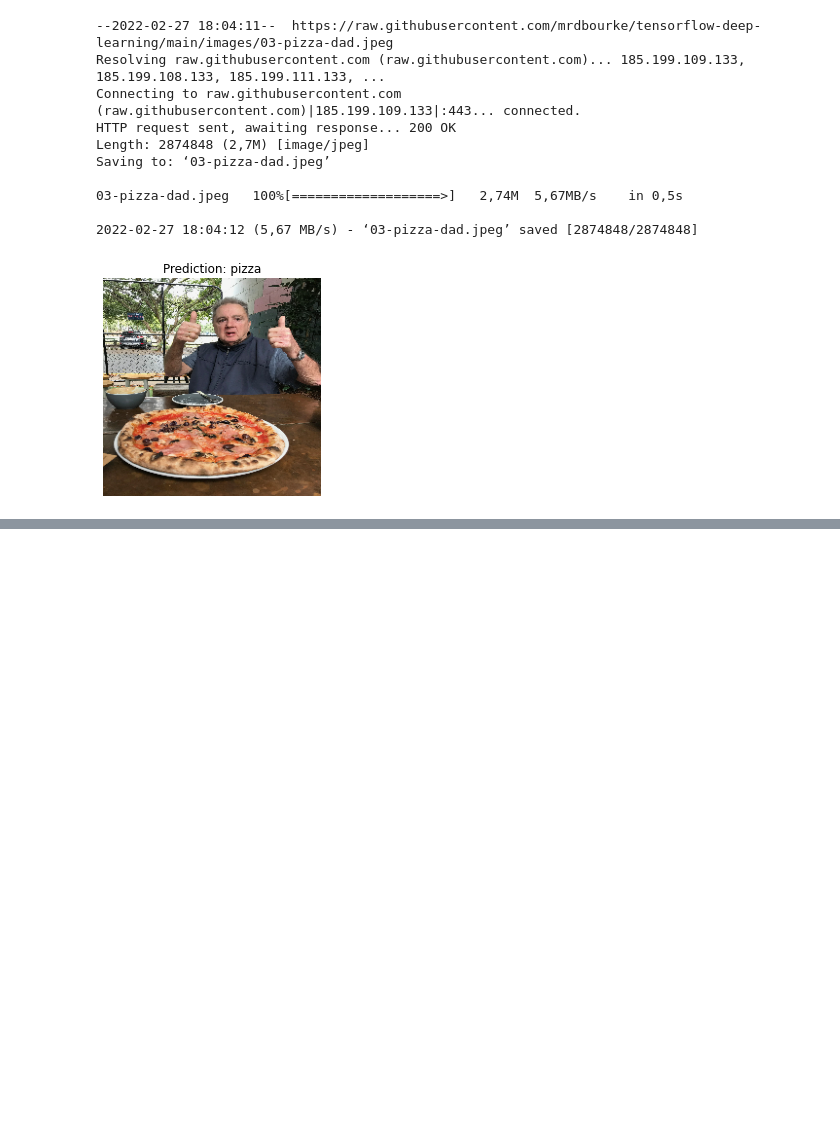
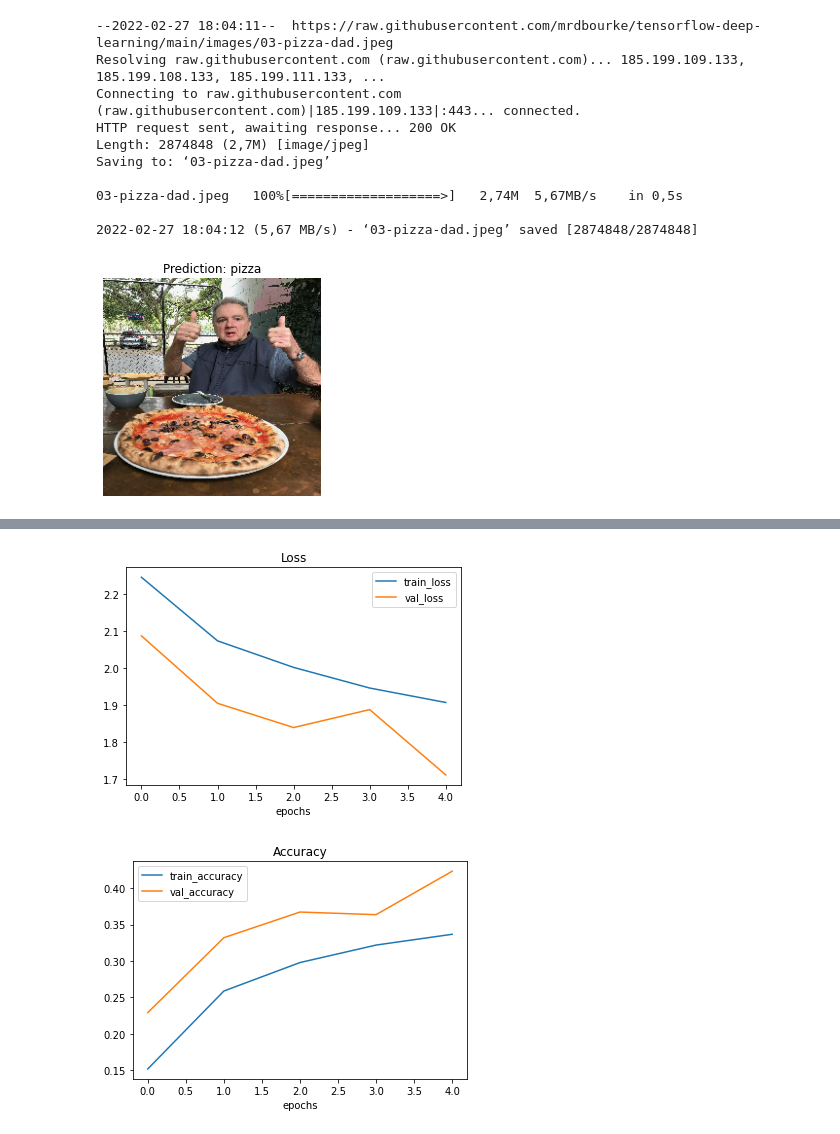
Before and after one commit to denishartl/introduction-to-tensorflow, a Jupyter notebook: 03_introduction_to_computer_vision_with_tensorflow.ipynb, the cells around one changed output, grey strips where cells are left out. Cells and saved outputs as stored; diff of their text form; code cells hidden in the pictures; blank space fills up the shorter version.

```diff
--- a/03_introduction_to_computer_vision_with_tensorflow.ipynb
+++ b/03_introduction_to_computer_vision_with_tensorflow.ipynb
@@ -1104,0 +1371,13 @@ Saving to: ‘03-pizza-dad.jpeg’
+# %%
+# Create an augmented data generator instance
+train_datagen_augmented = ImageDataGenerator(rescale=1/255.,
+                                             rotation_range=0.2,
+                                             width_shift_range=0.2,
+                                             height_shift_range=0.2,
+                                             zoom_range=0.2,
+                                             horizontal_flip=True)
+
+train_data_augmented = train_datagen_augmented.flow_from_directory(train_dir,
+                                                                   target_size=(224, 224),
+                                                                   batch_size=32,
+                                                                   class_mode="categorical")
@@ -1104,0 +1386,15 @@ Saving to: ‘03-pizza-dad.jpeg’
+# %%
+# Let's create another model but this time we'll fit it on the augmented training data of 10 classes
+model_11 = tf.keras.models.clone_model(model_9)
+
+# Compile the cloned model
+model_11.compile(loss="categorical_crossentropy",
+                 optimizer=Adam(),
+                 metrics=["accuracy"])
+# %%
+# Fit the model
+history_11 = model_11.fit(train_data_augmented,
+                          epochs=5,
+                          steps_per_epoch=len(train_data_augmented),
+                          validation_data=test_data,
+                          validation_steps=len(test_data))
@@ -1104,0 +1414,6 @@ Saving to: ‘03-pizza-dad.jpeg’
+# %%
+# Check the loss curve
+plot_loss_curves(history_11)
+# %% [output]
+[figure, added]
+[figure, added]
```
Also changed, not shown: parts of 50 cells of this notebook, 8 other files.
